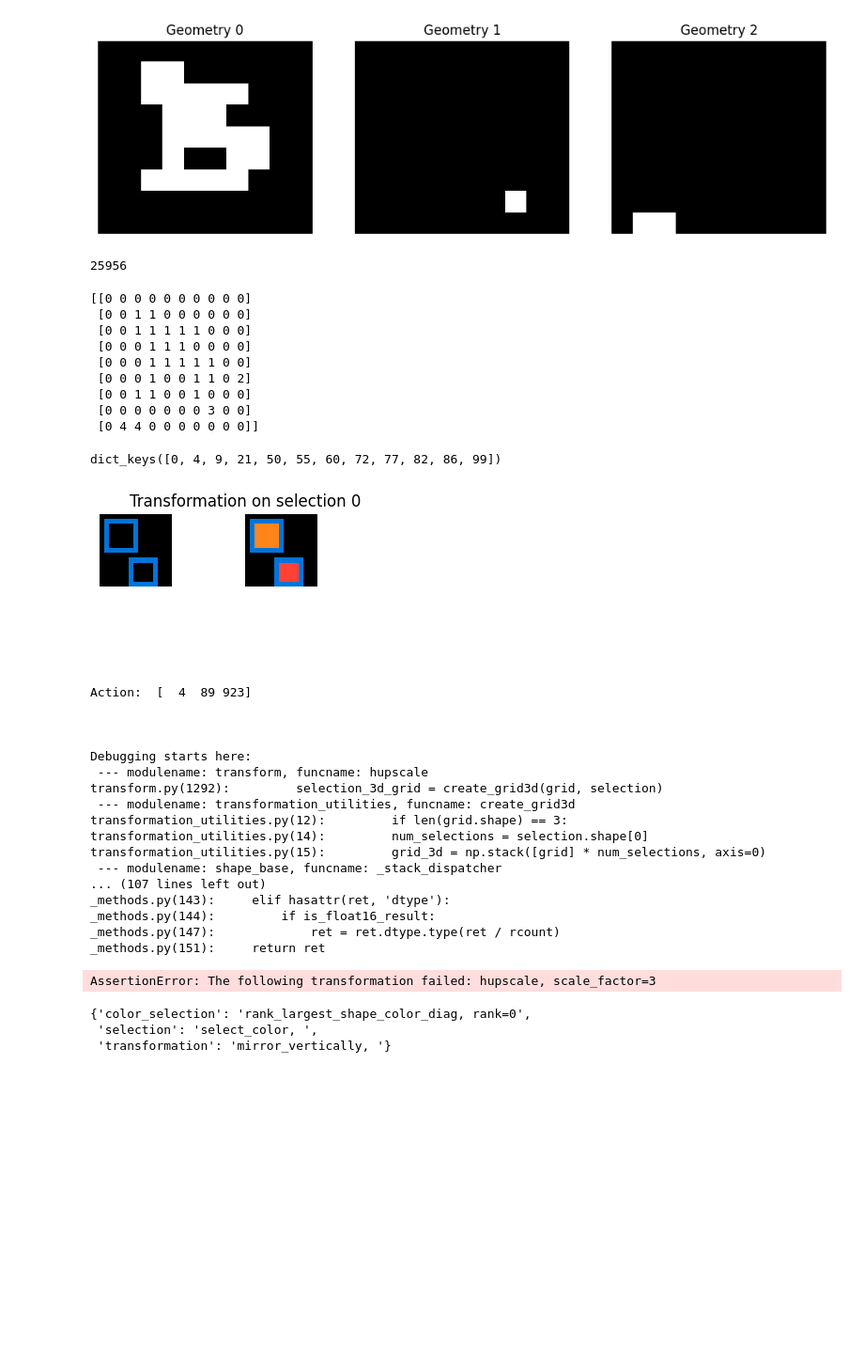
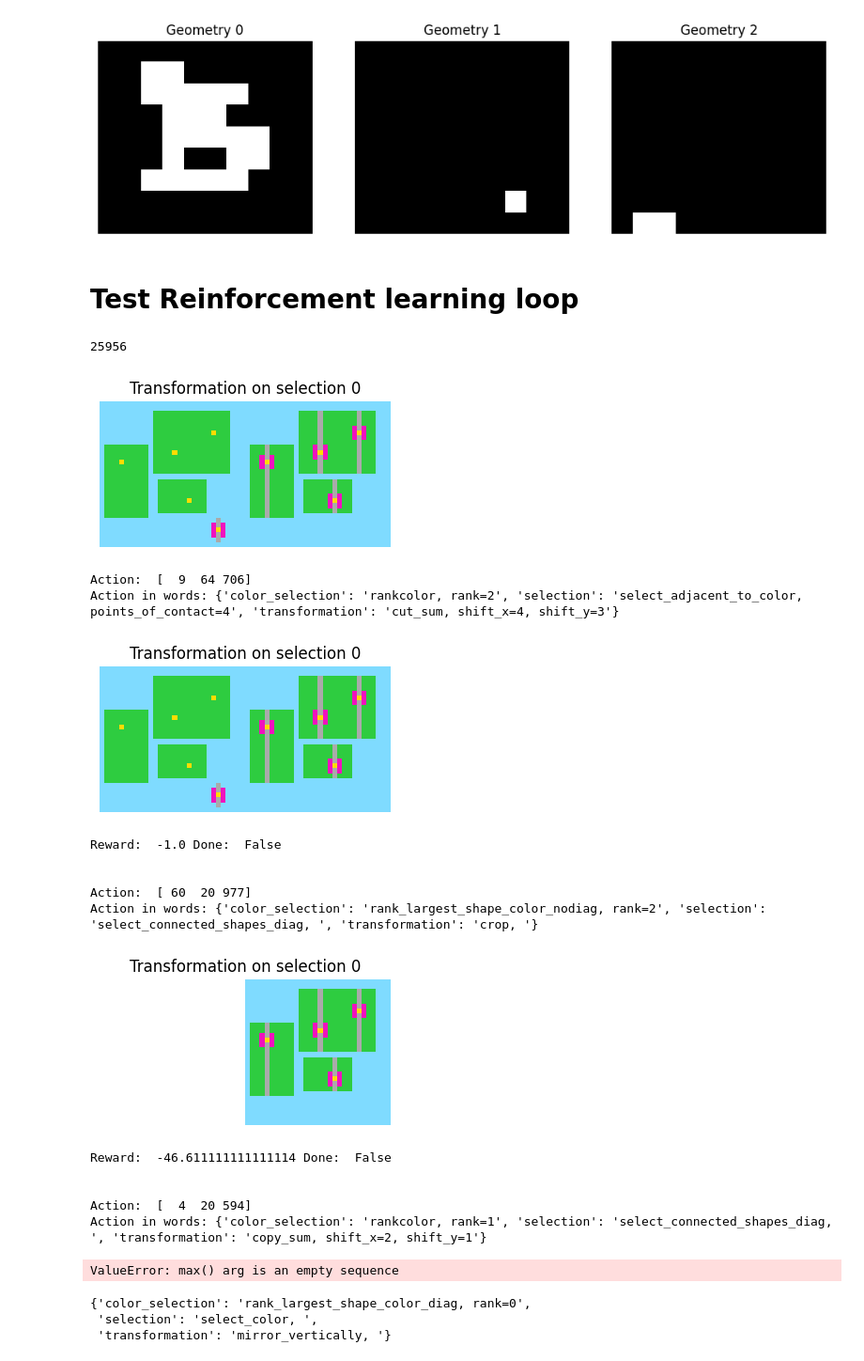
Before and after one commit to francescobraicovich/ARC2, a Jupyter notebook: code/exploration.ipynb, the cells around one changed output. Shown at 94% size. Cells and saved outputs as stored; diff of their text form; code cells hidden in the pictures; blank space fills up the shorter version.

Commit message:
Refactor ARC environment to streamline state management and enhance modularity

```diff
--- a/code/exploration.ipynb
+++ b/code/exploration.ipynb
@@ -175,6 +177,8 @@ Selecting colored rectange combinations
 [figure]
 Selecting cells adjacent to color
 [figure]
+# %% [markdown]
+# Test Reinforcement learning loop
 # %%
 from action_space import ARCActionSpace
 from dsl.transform import Transformer
@@ -185,33 +189,3 @@ action_space = ARCActionSpace(colsel, sel, trn)
 print(len(action_space))
 # %% [output]
 25956
-# %%
-from scipy.ndimage import label
-
-arr = np.array([
-       [0, 0, 0, 0, 0, 0, 0, 0, 0, 0],
-       [0, 0, 1, 1, 0, 0, 0, 0, 0, 0],
-       [0, 0, 1, 1, 1, 1, 1, 0, 0, 0],
-       [0, 0, 0, 1, 1, 1, 0, 0, 0, 0],
-       [0, 0, 0, 1, 1, 1, 1, 1, 0, 0],
-       [0, 0, 0, 1, 0, 0, 1, 1, 0, 2],
-       [0, 0, 1, 1, 0, 0, 1, 0, 0, 0],
-       [0, 0, 0, 0, 0, 0, 0, 1, 0, 0],
-       [0, 1, 1, 0, 0, 0, 0, 0, 0, 0]])
-
-labels, nlabels = label(arr)
-print(labels)
-# %% [output]
-[[0 0 0 0 0 0 0 0 0 0]
- [0 0 1 1 0 0 0 0 0 0]
- [0 0 1 1 1 1 1 0 0 0]
- [0 0 0 1 1 1 0 0 0 0]
- [0 0 0 1 1 1 1 1 0 0]
- [0 0 0 1 0 0 1 1 0 2]
- [0 0 1 1 0 0 1 0 0 0]
- [0 0 0 0 0 0 0 3 0 0]
- [0 4 4 0 0 0 0 0 0 0]]
-# %%
-print(action_space.color_selection_dict.keys())
-# %% [output]
-dict_keys([0, 4, 9, 21, 50, 55, 60, 72, 77, 82, 86, 99])
@@ -266,34 +192,35 @@ def test_pad_and_unpad():
 # %%
 from enviroment import ARC_Env
 
 env = ARC_Env(training_challenge_dict, action_space=action_space)
 env.reset(seed=None)
 plot_grid_3d(env.state)
 for i in range(30):
     action = random.choice(action_space.space)
     print('Action: ', action)
+    print('Action in words:', action_space.action_to_string(action))
     state, reward, done, info = env.step(action)
+    plot_grid_3d(state)
+    print('Reward: ', reward, 'Done: ', done)
+    print()
     print('')
 # %% [output]
-[figure, old version]
+[figure, new version]
-Action:  [  4  89 923]
-
-
-
-Debugging starts here:
- --- modulename: transform, funcname: hupscale
-transform.py(1292):         selection_3d_grid = create_grid3d(grid, selection)
- --- modulename: transformation_utilities, funcname: create_grid3d
-transformation_utilities.py(12):         if len(grid.shape) == 3:
-transformation_utilities.py(14):         num_selections = selection.shape[0]
-transformation_utilities.py(15):         grid_3d = np.stack([grid] * num_selections, axis=0)
- --- modulename: shape_base, funcname: _stack_dispatcher
-... (107 lines left out)
-_methods.py(143):     elif hasattr(ret, 'dtype'):
-_methods.py(144):         if is_float16_result:
-_methods.py(147):             ret = ret.dtype.type(ret / rcount)
-_methods.py(151):     return ret
+Action:  [  9  64 706]
+Action in words: {'color_selection': 'rankcolor, rank=2', 'selection': 'select_adjacent_to_color, points_of_contact=4', 'transformation': 'cut_sum, shift_x=4, shift_y=3'}
+[figure, added]
-AssertionError: The following transformation failed: hupscale, scale_factor=3
+Reward:  -1.0 Done:  False
+
+
+Action:  [ 60  20 977]
+Action in words: {'color_selection': 'rank_largest_shape_color_nodiag, rank=2', 'selection': 'select_connected_shapes_diag, ', 'transformation': 'crop, '}
+[figure, added]
+Reward:  -46.611111111111114 Done:  False
+
+
+Action:  [  4  20 594]
+Action in words: {'color_selection': 'rankcolor, rank=1', 'selection': 'select_connected_shapes_diag, ', 'transformation': 'copy_sum, shift_x=2, shift_y=1'}
+ValueError: max() arg is an empty sequence
 # %%
 action = np.array([77, 7, 370])
 action_space.action_to_string(action)
```
Also changed, not shown: parts of 4 cells of this notebook.
